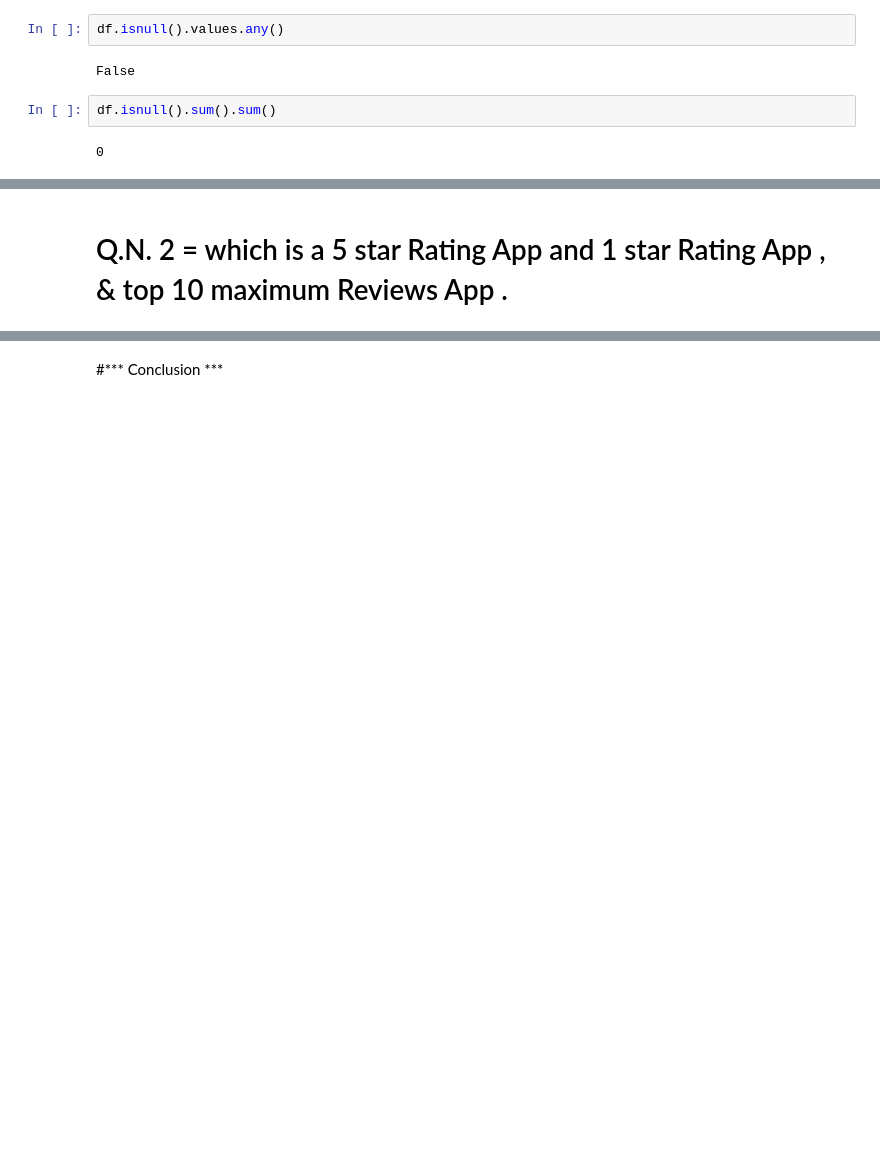
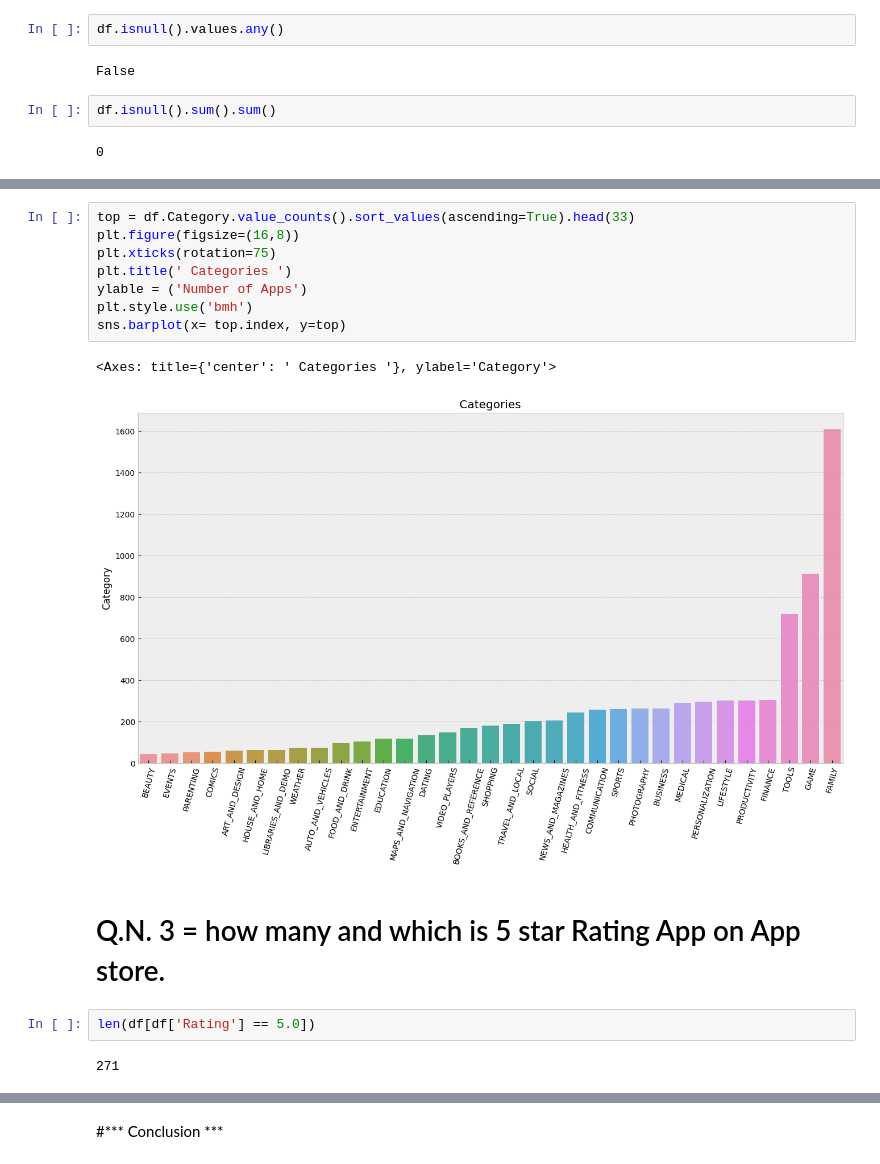
Before and after one commit to jaypatil143/Python-Project-, a Jupyter notebook: my_play_store_project.ipynb, the cells around one changed output, grey strips where cells are left out. Saved outputs shown, nothing was run; the diff lists cells and outputs as text; blank space fills up the shorter version.

```diff
--- a/my_play_store_project.ipynb
+++ b/my_play_store_project.ipynb
@@ -415,2 +568,17 @@ memory usage: 7.4 MB
+# %%
+top = df.Category.value_counts().sort_values(ascending=True).head(33)
+plt.figure(figsize=(16,8))
+plt.xticks(rotation=75)
+plt.title(' Categories ')
+ylable = ('Number of Apps')
+plt.style.use('bmh')
+sns.barplot(x= top.index, y=top)
+# %% [output]
+<Axes: title={'center': ' Categories '}, ylabel='Category'>
+[figure, added]
 # %% [markdown]
-# Q.N. 2 = which is a 5 star Rating App and 1 star Rating App , & top 10 maximum Reviews App .
+# Q.N. 3 = how many and which is 5 star Rating App on App store.
+# %%
+len(df[df['Rating'] == 5.0])
+# %% [output]
+271
```
Also changed, not shown: parts of 54 cells of this notebook.
